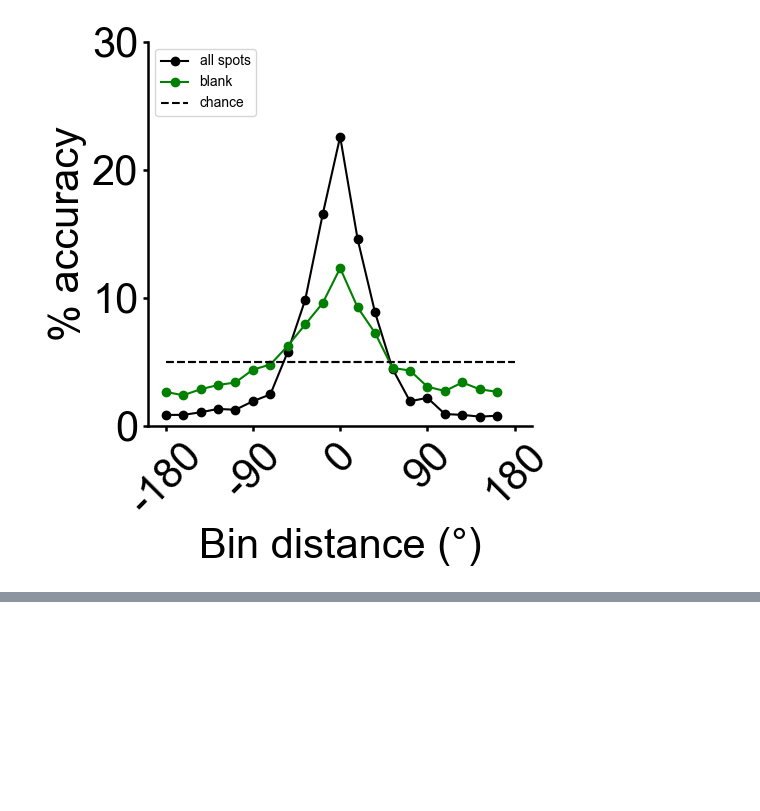
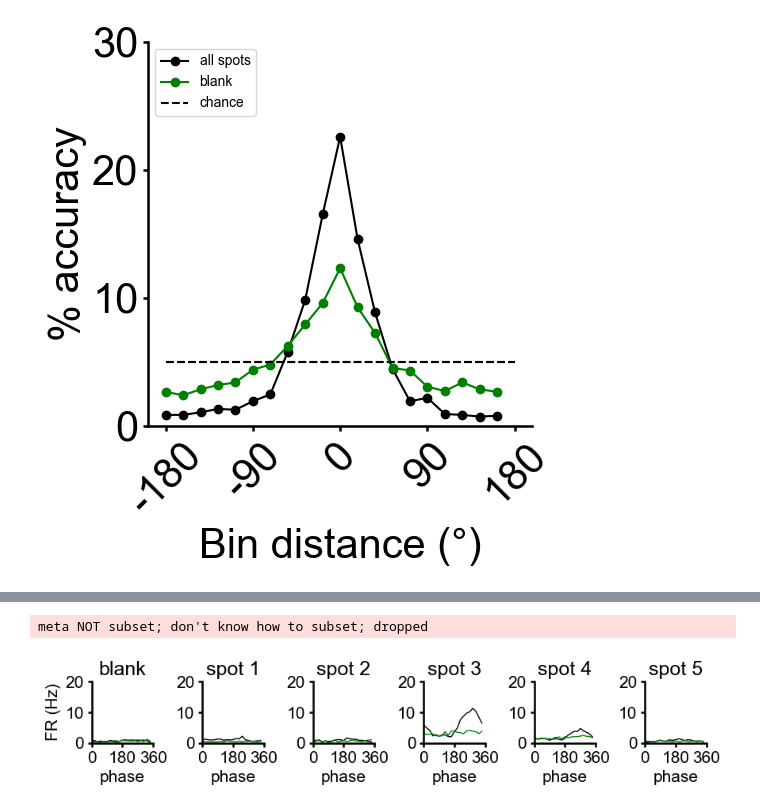
Before and after one commit to rmblazing/phase-coding-analysis, a Jupyter notebook: figure_generation/figure3/figure3_final_draft1.ipynb, the cells around one changed output, grey strips where cells are left out. Saved outputs shown, nothing was run; the diff lists cells and outputs as text; code cells hidden in the pictures; blank space fills up the shorter version.

```diff
--- a/figure_generation/figure3/figure3_final_draft1.ipynb
+++ b/figure_generation/figure3/figure3_final_draft1.ipynb
@@ -792,0 +827,8 @@ plot_contra_ipsi_spot_tuning_curves(all_phase_tuning_concat_contra, all_phase_tu
+# %%
+#107
+cell = 360
+plot_contra_ipsi_spot_tuning_curves(all_phase_tuning_concat_contra, all_phase_tuning_concat_ipsi, cell, ylim =20)
+plt.savefig(r'Z:\robin\Paper\phase_coding_manuscript\figures\fig1\fig2_final\drafts\example_tuning_cell360.pdf', bbox_inches = 'tight')
+# %% [output]
+meta NOT subset; don't know how to subset; dropped
+[figure, added]
```
Also changed, not shown: parts of 19 cells of this notebook.
